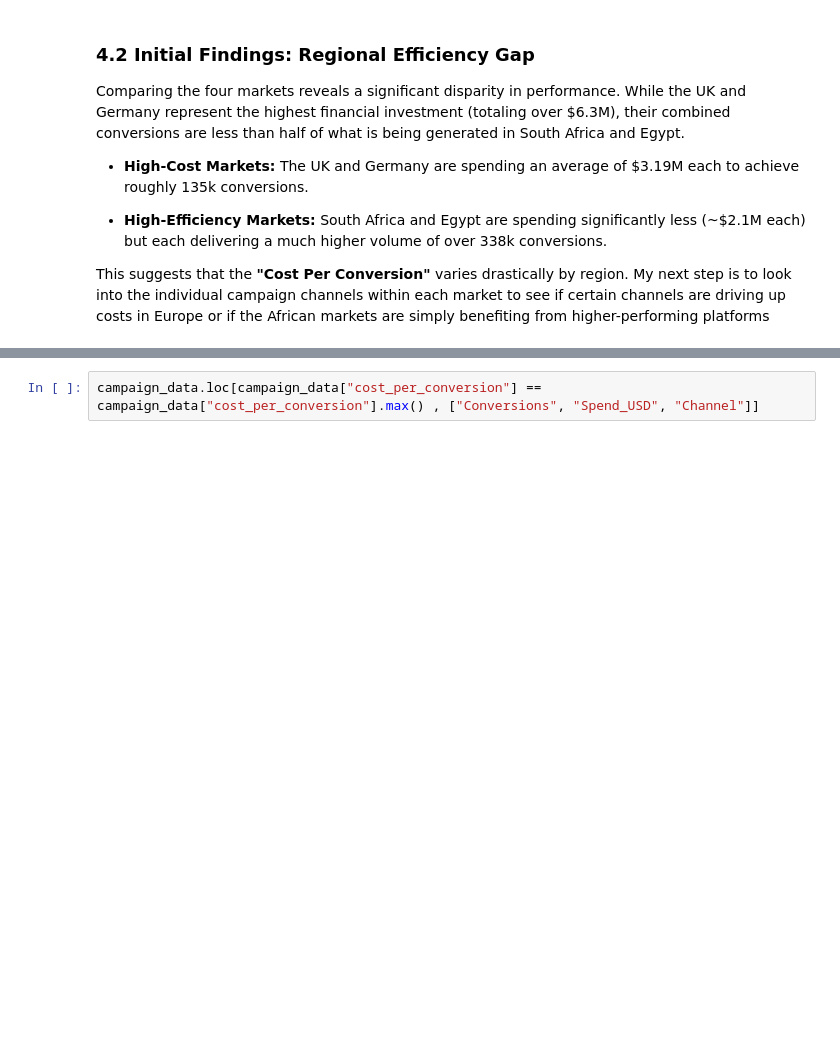
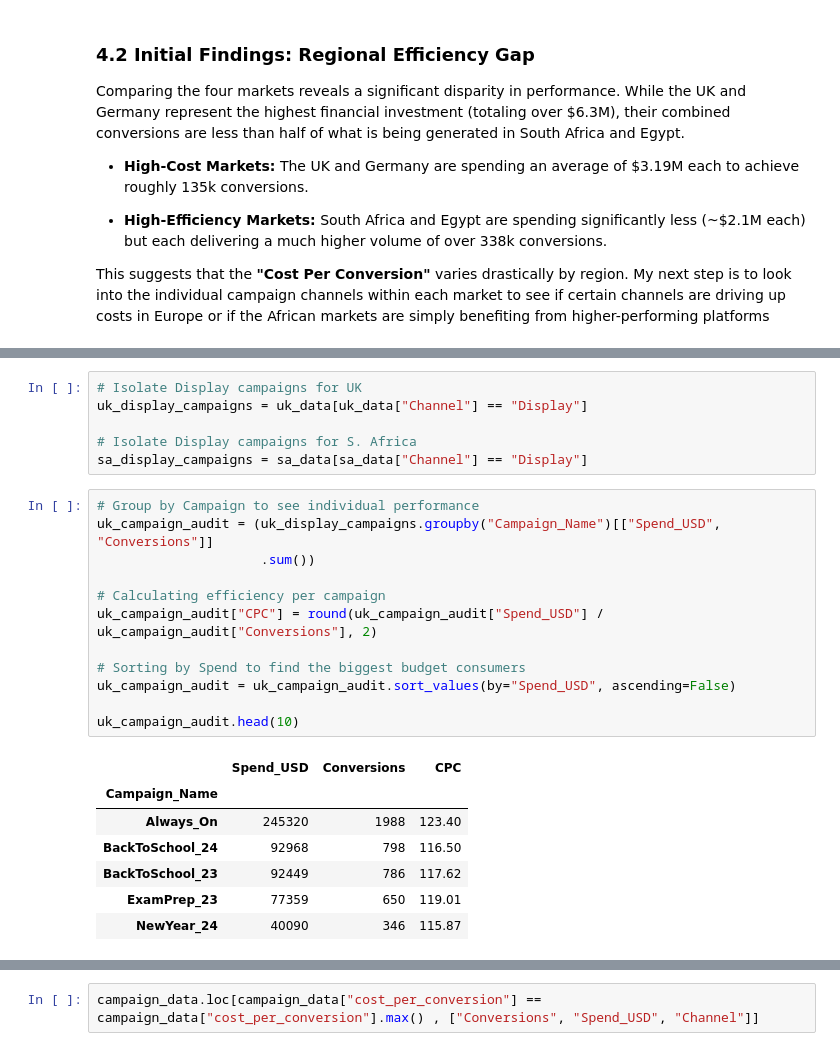
Before and after one commit to winniechebet/DigData-X-Google-GeminiPro-Marketing-Campaign-Analysis, a Jupyter notebook: campaign_data_inspection.ipynb, the cells around one changed output, grey strips where cells are left out. Cells and saved outputs as stored; diff of their text form; blank space fills up the shorter version.

```diff
--- a/campaign_data_inspection.ipynb
+++ b/campaign_data_inspection.ipynb
@@ -188 +264,27 @@ We can see that the highest spend did not neccessarily result in the most conver
+# %%
+# Isolate Display campaigns for UK
+uk_display_campaigns = uk_data[uk_data["Channel"] == "Display"]
+
+# Isolate Display campaigns for S. Africa
+sa_display_campaigns = sa_data[sa_data["Channel"] == "Display"]
+# %%
+# Group by Campaign to see individual performance
+uk_campaign_audit = (uk_display_campaigns.groupby("Campaign_Name")[["Spend_USD", "Conversions"]]
+                     .sum())
+
+# Calculating efficiency per campaign
+uk_campaign_audit["CPC"] = round(uk_campaign_audit["Spend_USD"] / uk_campaign_audit["Conversions"], 2)
+
+# Sorting by Spend to find the biggest budget consumers
+uk_campaign_audit = uk_campaign_audit.sort_values(by="Spend_USD", ascending=False)
+
+uk_campaign_audit.head(10)
+# %% [output]
+|  | Spend_USD | Conversions | CPC |
+| Campaign_Name |  |  |  |
+| Always_On | 245320 | 1988 | 123.40 |
+| BackToSchool_24 | 92968 | 798 | 116.50 |
+| BackToSchool_23 | 92449 | 786 | 117.62 |
+| ExamPrep_23 | 77359 | 650 | 119.01 |
+| NewYear_24 | 40090 | 346 | 115.87 |
 # %%
```
Also changed, not shown: parts of 20 cells of this notebook.
